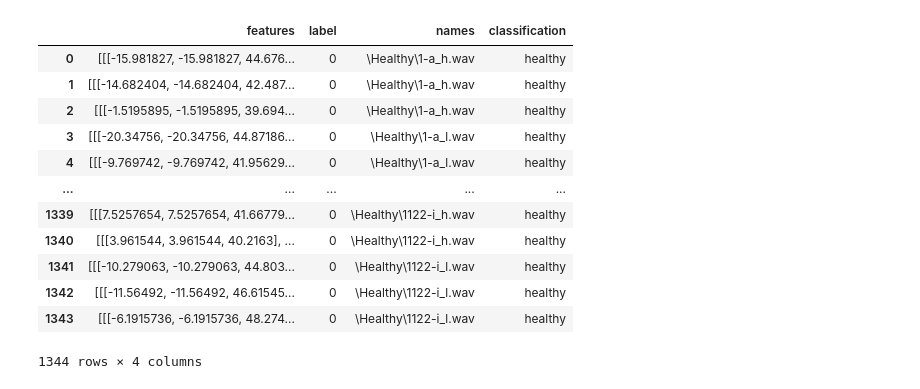
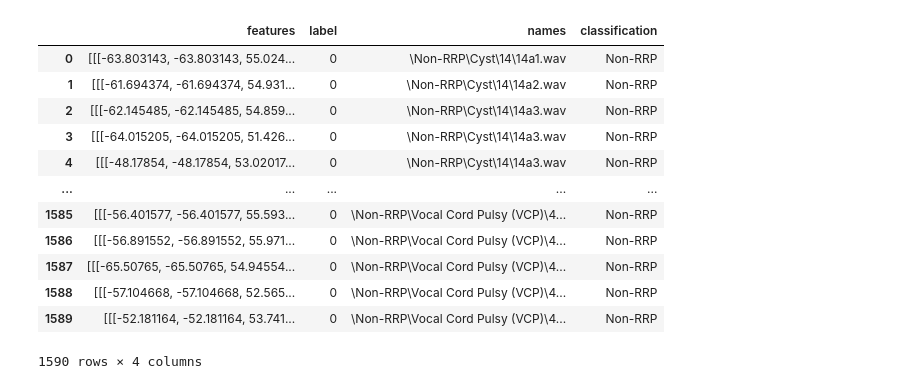
Before and after one commit to ffolaranmi/algorithms-clean, a Jupyter notebook: RRP_Data.ipynb, the cells around one changed output. Cells and saved outputs as stored; diff of their text form; code cells hidden in the pictures.

```diff
--- a/RRP_Data.ipynb
+++ b/RRP_Data.ipynb
@@ -90,12 +88,12 @@ def windows(audio, window_size):
         yield start, int(start) + window_size #Retrieve the sample point index index of length window_size
         start += (window_size / 2) #Calculate the starting position of the next segment
 # %%
-# now only two catergories: 0 - healthy, 1 - pathology
+# now only two categories: 0 - Non-RRP, 1 - RRP
 
-path = 'C:/Users/princ/OneDrive - University of Strathclyde/Documents/university/fourth year/diss/AT2'
+path = 'C:/Users/princ/OneDrive - University of Strathclyde/Documents/university/fourth year/diss/AT3'
 
-extracted_features_hel = pd.DataFrame(columns=['features','label','names','classification'])
-extracted_features_pat = pd.DataFrame(columns=['features','label','names','classification'])
+extracted_features_nonrrp = pd.DataFrame(columns=['features','label','names','classification'])
+extracted_features_rrp    = pd.DataFrame(columns=['features','label','names','classification'])
 
 def extract_features(parent_dir, sub_dirs, label, file_ext="*.wav", bands=60, frames=41):
     '''Wrangle audio data into 60x41x2 frames.'''
@@ -154,13 +152,13 @@ def extract_features(parent_dir, sub_dirs, label, file_ext="*.wav", bands=60, fr
     df = pd.DataFrame(data, columns=['features', 'label', 'names'])
     return df
 # %%
-path = 'C:/Users/princ/OneDrive - University of Strathclyde/Documents/university/fourth year/diss/AT2'
+path = 'C:/Users/princ/OneDrive - University of Strathclyde/Documents/university/fourth year/diss/AT3'
 
-# Healthy -> label 0
-extracted_features_hel = extract_features(path, ['Healthy'], 0)
-print(f"Healthy features extracted: {len(extracted_features_hel)}")
+# Non-RRP -> label 0
+extracted_features_nonrrp = extract_features(path, ['Non-RRP'], 0)
+print(f"Non-RRP features extracted: {len(extracted_features_nonrrp)}")
 
-# Pathology -> label 1
-extracted_features_path = extract_features(path, ['Pathology'], 1)
-print(f"Pathology features extracted: {len(extracted_features_path)}")
+# RRP -> label 1
+extracted_features_rrp = extract_features(path, ['RRP'], 1)
+print(f"RRP features extracted: {len(extracted_features_rrp)}")
 # %% [output]
@@ -207,15 +188,15 @@ AT2/
 # %%
 ## load all data
 
-healthy_folders = ['Healthy']
-pathology_folders = ['Pathology']
+nonrrp_folders = ['Non-RRP']
+rrp_folders = ['RRP']
 
-extracted_features_hel = extract_features(path, healthy_folders, 0)
-extracted_features_path = extract_features(path, pathology_folders, 1)
+extracted_features_nonrrp = extract_features(path, nonrrp_folders, 0)
+extracted_features_rrp    = extract_features(path, rrp_folders, 1)
 
-extracted_features_hel['classification'] = 'healthy'
-extracted_features_path['classification'] = 'pathology'
+extracted_features_nonrrp['classification'] = 'Non-RRP'
+extracted_features_rrp['classification']    = 'RRP'
 
-print(f"Healthy features extracted: {len(extracted_features_hel)}")
-print(f"Pathology features extracted: {len(extracted_features_path)}")
+print(f"Non-RRP features extracted: {len(extracted_features_nonrrp)}")
+print(f"RRP features extracted: {len(extracted_features_rrp)}")
 # %% [output]
@@ -245,19 +226,19 @@ extracted_features_path
 # %%
-extracted_features_hel
+extracted_features_nonrrp
 # %% [output]
 |  | features | label | names | classification |
-| 0 | [[[-15.981827, -15.981827, 44.676... | 0 | \Healthy\1-a_h.wav | healthy |
-| 1 | [[[-14.682404, -14.682404, 42.487... | 0 | \Healthy\1-a_h.wav | healthy |
-| 2 | [[[-1.5195895, -1.5195895, 39.694... | 0 | \Healthy\1-a_h.wav | healthy |
-| 3 | [[[-20.34756, -20.34756, 44.87186... | 0 | \Healthy\1-a_l.wav | healthy |
-| 4 | [[[-9.769742, -9.769742, 41.95629... | 0 | \Healthy\1-a_l.wav | healthy |
+| 0 | [[[-63.803143, -63.803143, 55.024... | 0 | \Non-RRP\Cyst\14\14a1.wav | Non-RRP |
+| 1 | [[[-61.694374, -61.694374, 54.931... | 0 | \Non-RRP\Cyst\14\14a2.wav | Non-RRP |
+| 2 | [[[-62.145485, -62.145485, 54.859... | 0 | \Non-RRP\Cyst\14\14a3.wav | Non-RRP |
+| 3 | [[[-64.015205, -64.015205, 51.426... | 0 | \Non-RRP\Cyst\14\14a3.wav | Non-RRP |
+| 4 | [[[-48.17854, -48.17854, 53.02017... | 0 | \Non-RRP\Cyst\14\14a3.wav | Non-RRP |
 | ... | ... | ... | ... | ... |
-| 1339 | [[[7.5257654, 7.5257654, 41.66779... | 0 | \Healthy\1122-i_h.wav | healthy |
-| 1340 | [[[3.961544, 3.961544, 40.2163], ... | 0 | \Healthy\1122-i_h.wav | healthy |
-| 1341 | [[[-10.279063, -10.279063, 44.803... | 0 | \Healthy\1122-i_l.wav | healthy |
-| 1342 | [[[-11.56492, -11.56492, 46.61545... | 0 | \Healthy\1122-i_l.wav | healthy |
-| 1343 | [[[-6.1915736, -6.1915736, 48.274... | 0 | \Healthy\1122-i_l.wav | healthy |
+| 1585 | [[[-56.401577, -56.401577, 55.593... | 0 | \Non-RRP\Vocal Cord Pulsy (VCP)\4... | Non-RRP |
+| 1586 | [[[-56.891552, -56.891552, 55.971... | 0 | \Non-RRP\Vocal Cord Pulsy (VCP)\4... | Non-RRP |
+| 1587 | [[[-65.50765, -65.50765, 54.94554... | 0 | \Non-RRP\Vocal Cord Pulsy (VCP)\4... | Non-RRP |
+| 1588 | [[[-57.104668, -57.104668, 52.565... | 0 | \Non-RRP\Vocal Cord Pulsy (VCP)\4... | Non-RRP |
+| 1589 | [[[-52.181164, -52.181164, 53.741... | 0 | \Non-RRP\Vocal Cord Pulsy (VCP)\4... | Non-RRP |
-1344 rows × 4 columns
+1590 rows × 4 columns
 # %%
 from sklearn.model_selection import train_test_split
 from tensorflow.keras.utils import to_categorical
```
Also changed, not shown: parts of 17 cells of this notebook, 9 other files.
